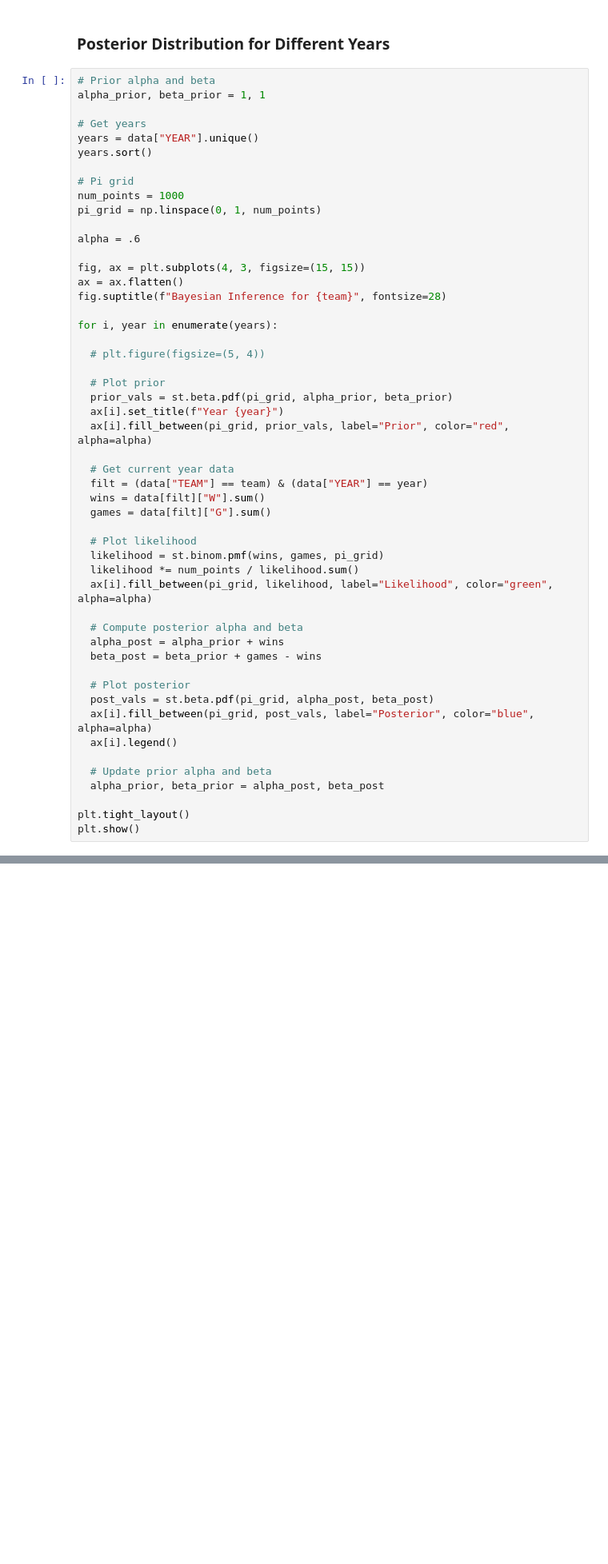
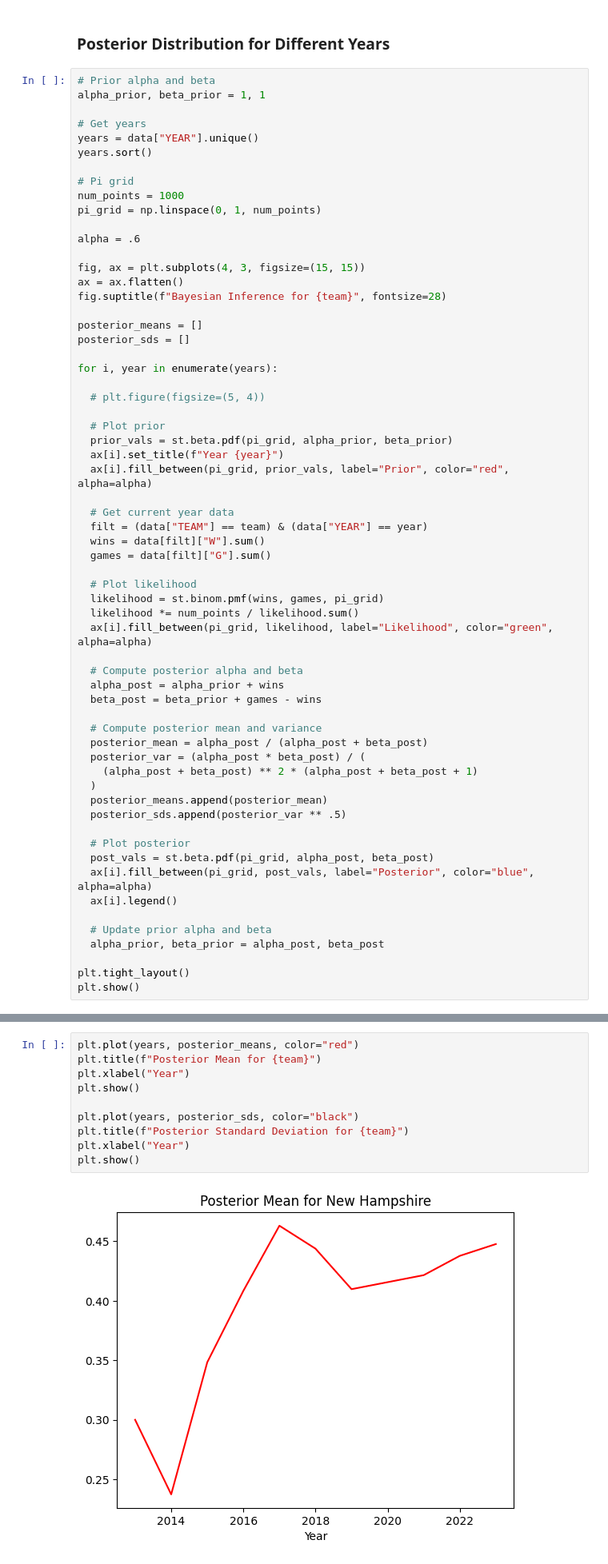
Before and after one commit to NamanChhibbar/Bayesian-Theory-Projects, a Jupyter notebook: Project1/project1.ipynb, the cells around one changed output, grey strips where cells are left out. Shown: that part at 80% size. Saved outputs shown, nothing was run; the diff lists cells and outputs as text; blank space fills up the shorter version.

```diff
--- a/Project1/project1.ipynb
+++ b/Project1/project1.ipynb
@@ -139,6 +139,9 @@ alpha = .6
 fig, ax = plt.subplots(4, 3, figsize=(15, 15))
 ax = ax.flatten()
 fig.suptitle(f"Bayesian Inference for {team}", fontsize=28)
+
+posterior_means = []
+posterior_sds = []
 
 for i, year in enumerate(years):
 
@@ -163,6 +166,14 @@ for i, year in enumerate(years):
   alpha_post = alpha_prior + wins
   beta_post = beta_prior + games - wins
 
+  # Compute posterior mean and variance
+  posterior_mean = alpha_post / (alpha_post + beta_post)
+  posterior_var = (alpha_post * beta_post) / (
+    (alpha_post + beta_post) ** 2 * (alpha_post + beta_post + 1)
+  )
+  posterior_means.append(posterior_mean)
+  posterior_sds.append(posterior_var ** .5)
+
   # Plot posterior
   post_vals = st.beta.pdf(pi_grid, alpha_post, beta_post)
   ax[i].fill_between(pi_grid, post_vals, label="Posterior", color="blue", alpha=alpha)
@@ -177,0 +191,12 @@ plt.show()
+# %%
+plt.plot(years, posterior_means, color="red")
+plt.title(f"Posterior Mean for {team}")
+plt.xlabel("Year")
+plt.show()
+
+plt.plot(years, posterior_sds, color="black")
+plt.title(f"Posterior Standard Deviation for {team}")
+plt.xlabel("Year")
+plt.show()
+# %% [output]
+[figure, added]
```
Also changed, not shown: parts of 2 cells of this notebook.
